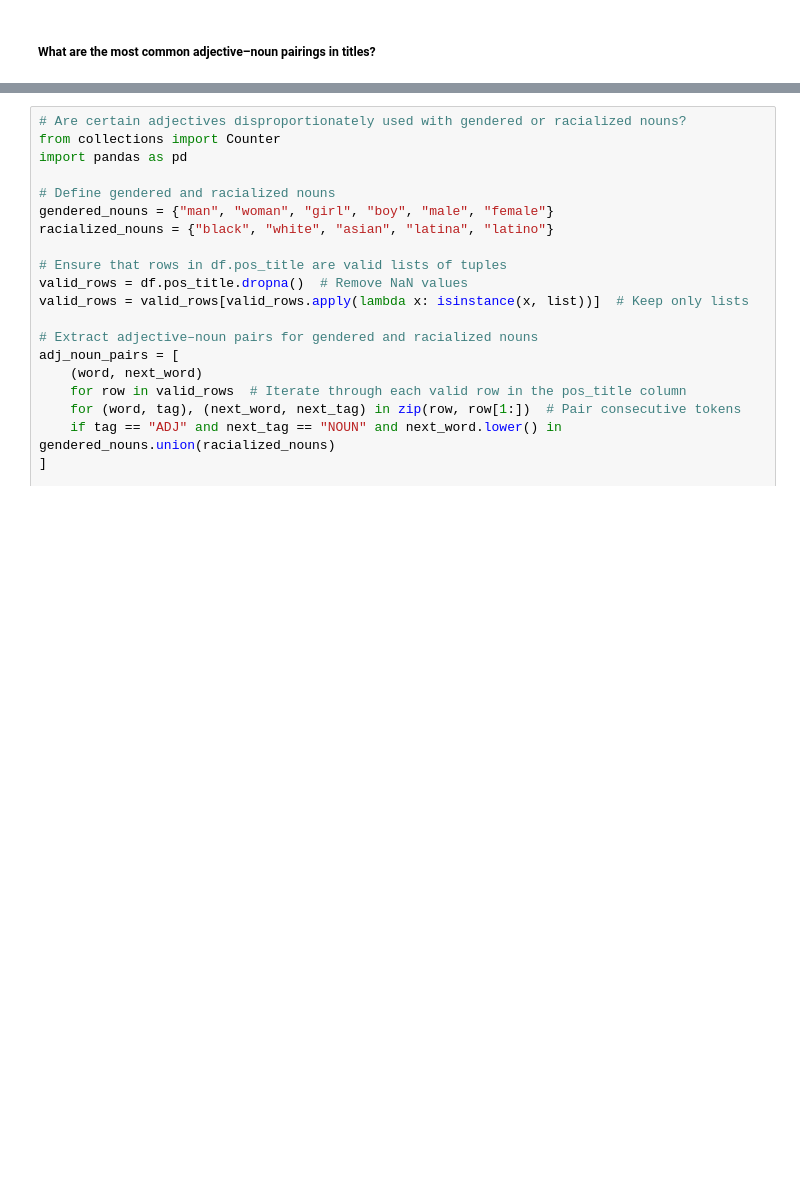
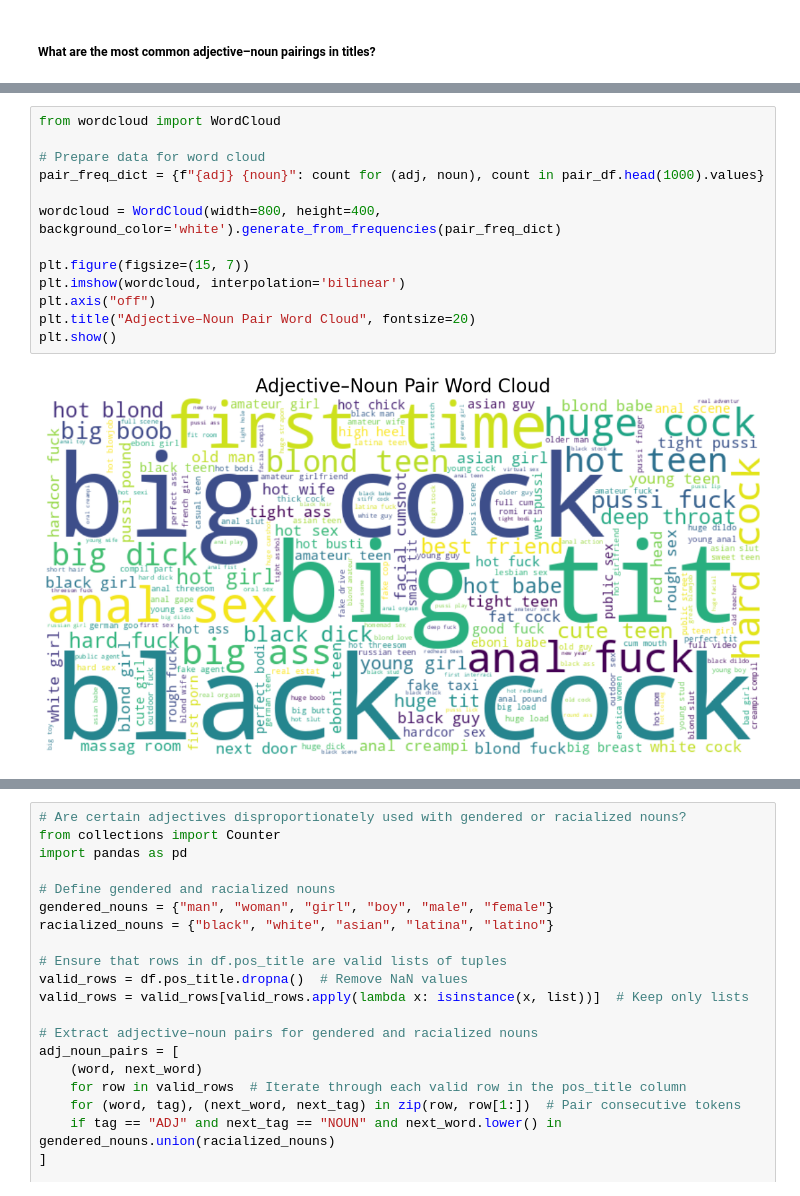
Before and after one commit to ptypes-nlesc/stereotype-map, a Jupyter notebook: notebooks/POS_tagging_dependency_parsing.ipynb, the cells around one changed output, grey strips where cells are left out. Saved outputs shown, nothing was run; the diff lists cells and outputs as text; blank space fills up the shorter version.

```diff
--- a/notebooks/POS_tagging_dependency_parsing.ipynb
+++ b/notebooks/POS_tagging_dependency_parsing.ipynb
@@ -359,0 +334,15 @@ print(pair_df.head(10))
+# %%
+from wordcloud import WordCloud
+
+# Prepare data for word cloud
+pair_freq_dict = {f"{adj} {noun}": count for (adj, noun), count in pair_df.head(1000).values}
+
+wordcloud = WordCloud(width=800, height=400, background_color='white').generate_from_frequencies(pair_freq_dict)
+
+plt.figure(figsize=(15, 7))
+plt.imshow(wordcloud, interpolation='bilinear')
+plt.axis("off")
+plt.title("Adjective–Noun Pair Word Cloud", fontsize=20)
+plt.show()
+# %% [output]
+[figure, added]
```
Also changed, not shown: parts of 15 cells of this notebook, 2 other files.
